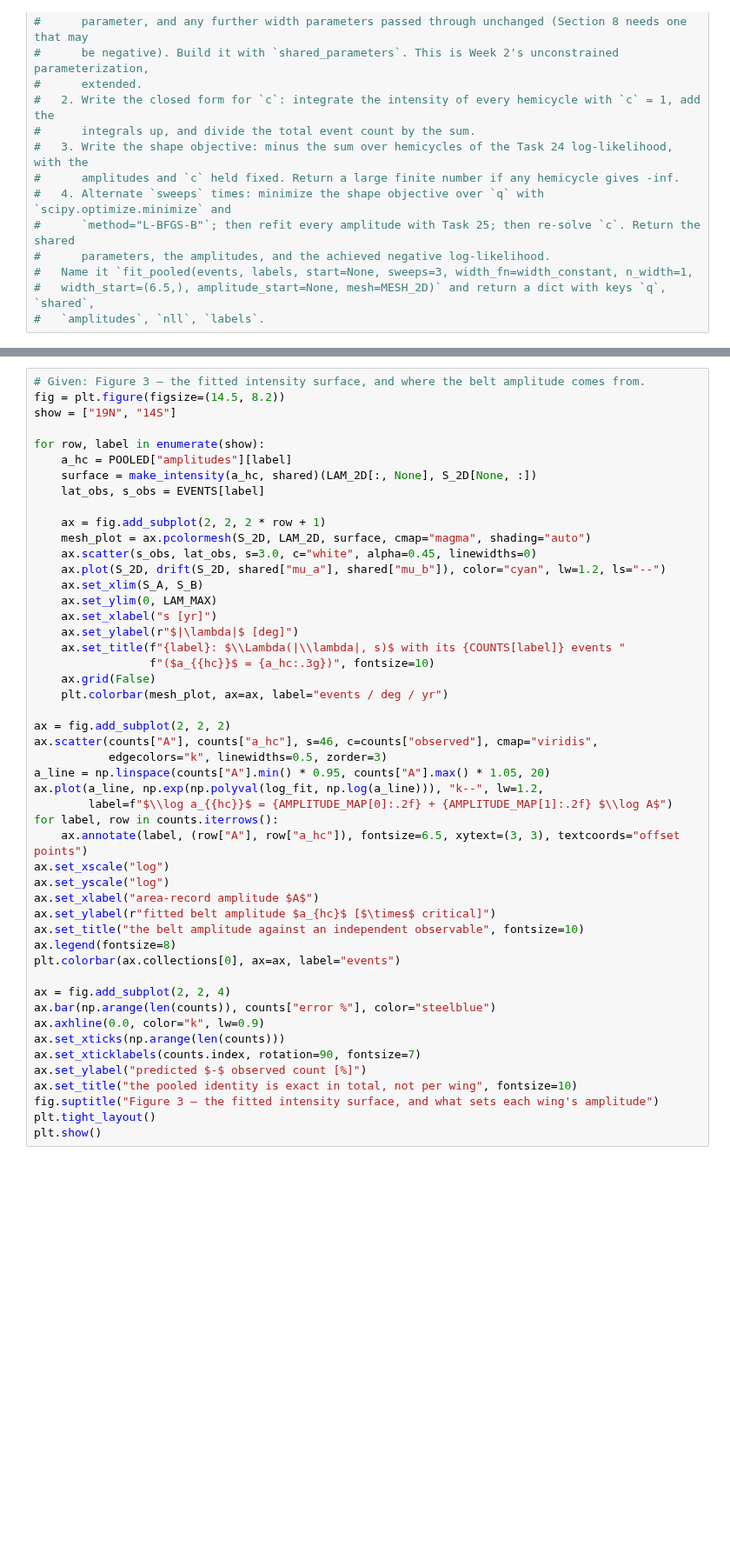
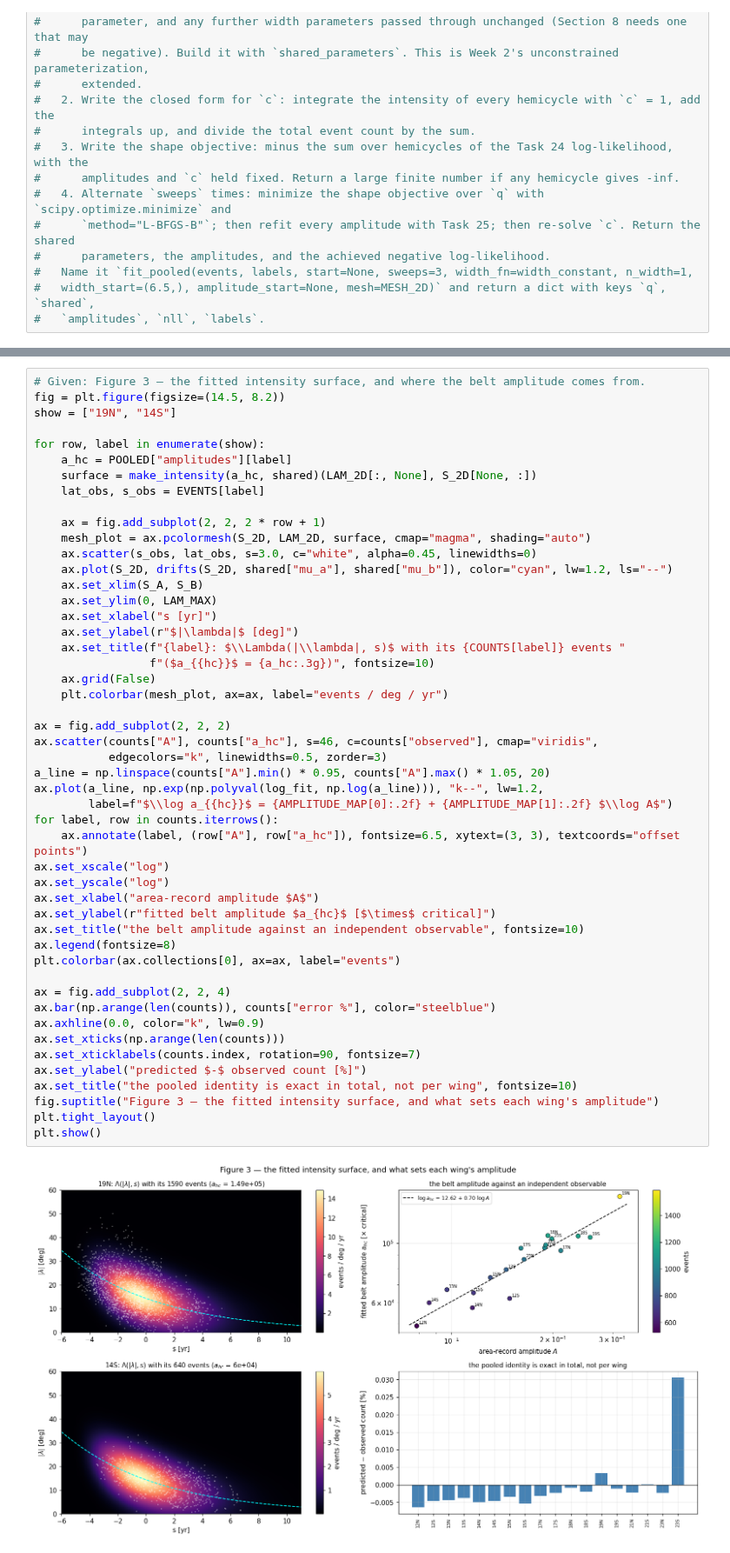
Before and after one commit to jhamilton58/butterflai2, a Jupyter notebook: submissions/weeks/week_03/03_latent_belt.ipynb, the cells around one changed output, grey strips where cells are left out. Shown at 87% size. Saved outputs shown, nothing was run; the diff lists cells and outputs as text; blank space fills up the shorter version.

```diff
--- a/submissions/weeks/week_03/03_latent_belt.ipynb
+++ b/submissions/weeks/week_03/03_latent_belt.ipynb
@@ -1588,7 +1738,7 @@ for row, label in enumerate(show):
     ax = fig.add_subplot(2, 2, 2 * row + 1)
     mesh_plot = ax.pcolormesh(S_2D, LAM_2D, surface, cmap="magma", shading="auto")
     ax.scatter(s_obs, lat_obs, s=3.0, c="white", alpha=0.45, linewidths=0)
-    ax.plot(S_2D, drift(S_2D, shared["mu_a"], shared["mu_b"]), color="cyan", lw=1.2, ls="--")
+    ax.plot(S_2D, drifts(S_2D, shared["mu_a"], shared["mu_b"]), color="cyan", lw=1.2, ls="--")
     ax.set_xlim(S_A, S_B)
     ax.set_ylim(0, LAM_MAX)
     ax.set_xlabel("s [yr]")
@@ -1597,33 +1747,35 @@ for row, label in enumerate(show):
                  f"($a_{{hc}}$ = {a_hc:.3g})", fontsize=10)
     ax.grid(False)
     plt.colorbar(mesh_plot, ax=ax, label="events / deg / yr")
 
 ax = fig.add_subplot(2, 2, 2)
 ax.scatter(counts["A"], counts["a_hc"], s=46, c=counts["observed"], cmap="viridis",
            edgecolors="k", linewidths=0.5, zorder=3)
 a_line = np.linspace(counts["A"].min() * 0.95, counts["A"].max() * 1.05, 20)
 ax.plot(a_line, np.exp(np.polyval(log_fit, np.log(a_line))), "k--", lw=1.2,
         label=f"$\\log a_{{hc}}$ = {AMPLITUDE_MAP[0]:.2f} + {AMPLITUDE_MAP[1]:.2f} $\\log A$")
 for label, row in counts.iterrows():
     ax.annotate(label, (row["A"], row["a_hc"]), fontsize=6.5, xytext=(3, 3), textcoords="offset points")
 ax.set_xscale("log")
 ax.set_yscale("log")
 ax.set_xlabel("area-record amplitude $A$")
 ax.set_ylabel(r"fitted belt amplitude $a_{hc}$ [$\times$ critical]")
 ax.set_title("the belt amplitude against an independent observable", fontsize=10)
 ax.legend(fontsize=8)
 plt.colorbar(ax.collections[0], ax=ax, label="events")
 
 ax = fig.add_subplot(2, 2, 4)
 ax.bar(np.arange(len(counts)), counts["error %"], color="steelblue")
 ax.axhline(0.0, color="k", lw=0.9)
 ax.set_xticks(np.arange(len(counts)))
 ax.set_xticklabels(counts.index, rotation=90, fontsize=7)
 ax.set_ylabel("predicted $-$ observed count [%]")
 ax.set_title("the pooled identity is exact in total, not per wing", fontsize=10)
 fig.suptitle("Figure 3 — the fitted intensity surface, and what sets each wing's amplitude")
 plt.tight_layout()
 plt.show()
+# %% [output]
+[figure, added]
 # %% [markdown]
 ### Dialogue for Section 5 — pooling, and what "held out" has to mean
 
```
Also changed, not shown: parts of 34 cells of this notebook.
